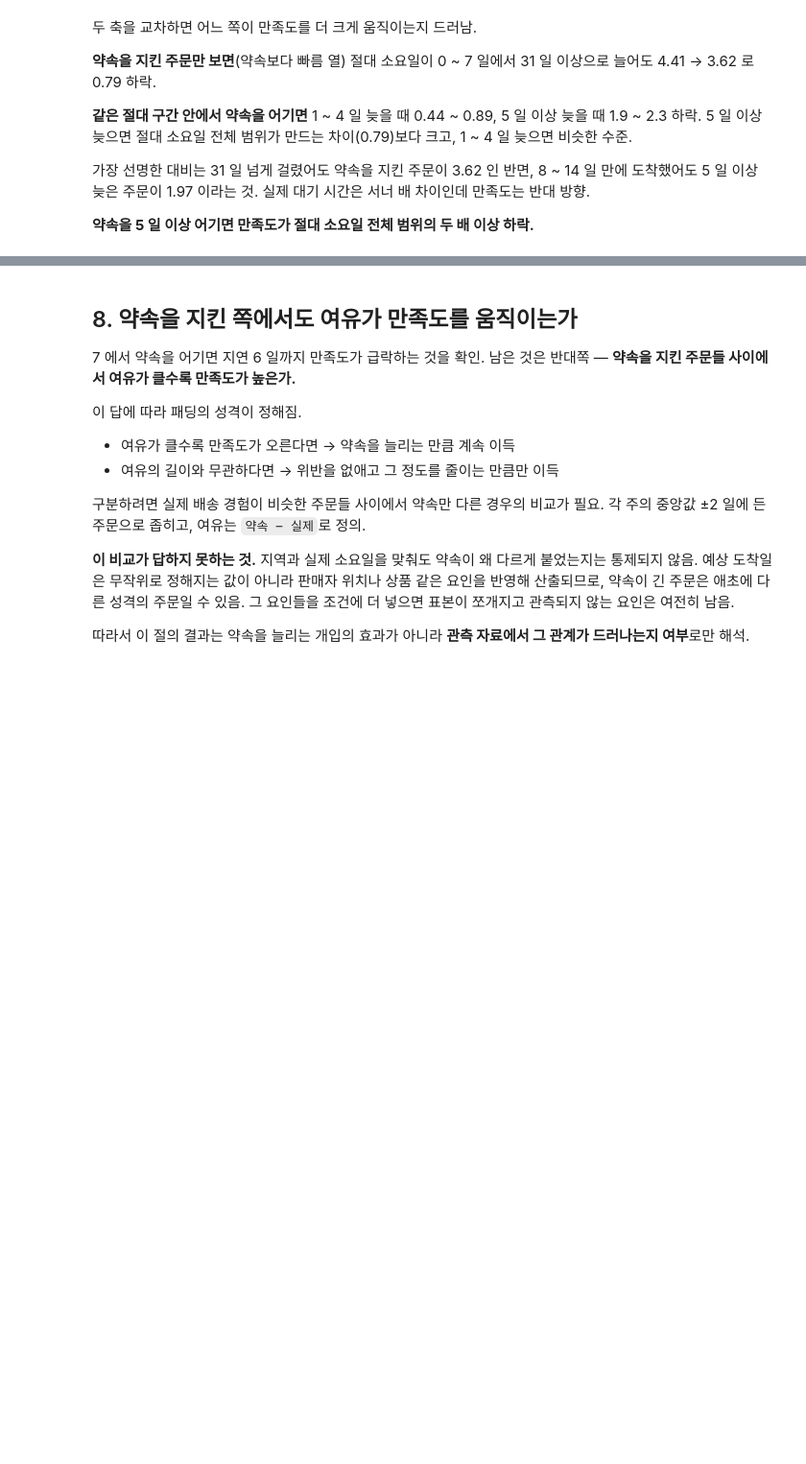
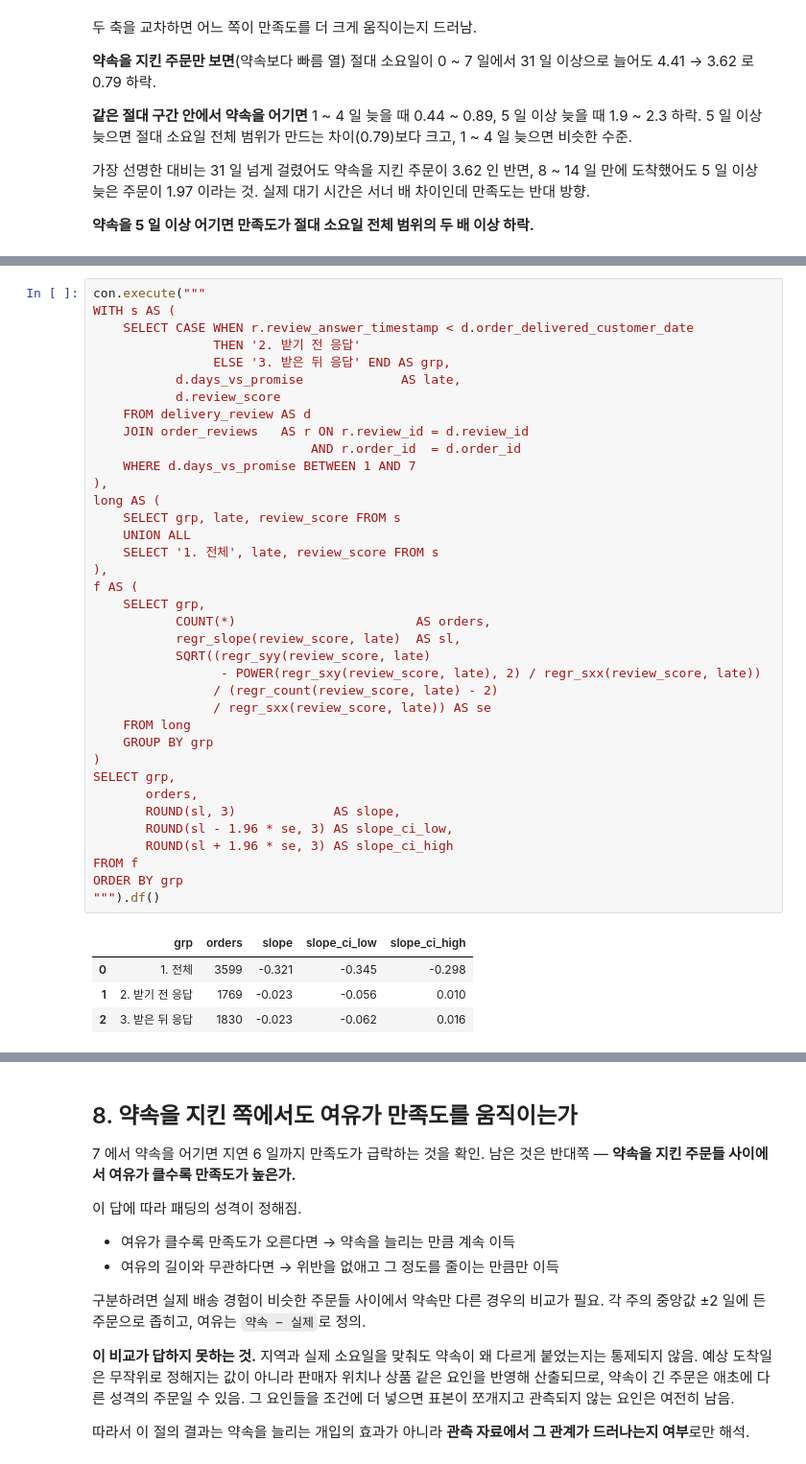
Before and after one commit to wlstjd1011/Olist-data-analyze, a Jupyter notebook: notebooks/06_delivery_expectation.ipynb, the cells around one changed output, grey strips where cells are left out. Shown at 96% size. Drawn from its saved outputs; the diff is of its cells as text; blank space fills up the shorter version.

```diff
--- a/notebooks/06_delivery_expectation.ipynb
+++ b/notebooks/06_delivery_expectation.ipynb
@@ -1107,0 +1213,42 @@ plt.show()
+# %%
+con.execute("""
+WITH s AS (
+    SELECT CASE WHEN r.review_answer_timestamp < d.order_delivered_customer_date
+                THEN '2. 받기 전 응답'
+                ELSE '3. 받은 뒤 응답' END AS grp,
+           d.days_vs_promise             AS late,
+           d.review_score
+    FROM delivery_review AS d
+    JOIN order_reviews   AS r ON r.review_id = d.review_id
+                             AND r.order_id  = d.order_id
+    WHERE d.days_vs_promise BETWEEN 1 AND 7
+),
+long AS (
+    SELECT grp, late, review_score FROM s
+    UNION ALL
+    SELECT '1. 전체', late, review_score FROM s
+),
+f AS (
+    SELECT grp,
+           COUNT(*)                        AS orders,
+           regr_slope(review_score, late)  AS sl,
+           SQRT((regr_syy(review_score, late)
+                 - POWER(regr_sxy(review_score, late), 2) / regr_sxx(review_score, late))
+                / (regr_count(review_score, late) - 2)
+                / regr_sxx(review_score, late)) AS se
+    FROM long
+    GROUP BY grp
+)
+SELECT grp,
+       orders,
+       ROUND(sl, 3)             AS slope,
+       ROUND(sl - 1.96 * se, 3) AS slope_ci_low,
+       ROUND(sl + 1.96 * se, 3) AS slope_ci_high
+FROM f
+ORDER BY grp
+""").df()
+# %% [output]
+|  | grp | orders | slope | slope_ci_low | slope_ci_high |
+| 0 | 1. 전체 | 3599 | -0.321 | -0.345 | -0.298 |
+| 1 | 2. 받기 전 응답 | 1769 | -0.023 | -0.056 | 0.010 |
+| 2 | 3. 받은 뒤 응답 | 1830 | -0.023 | -0.062 | 0.016 |
```
Also changed, not shown: parts of 11 cells of this notebook, 4 other files.
